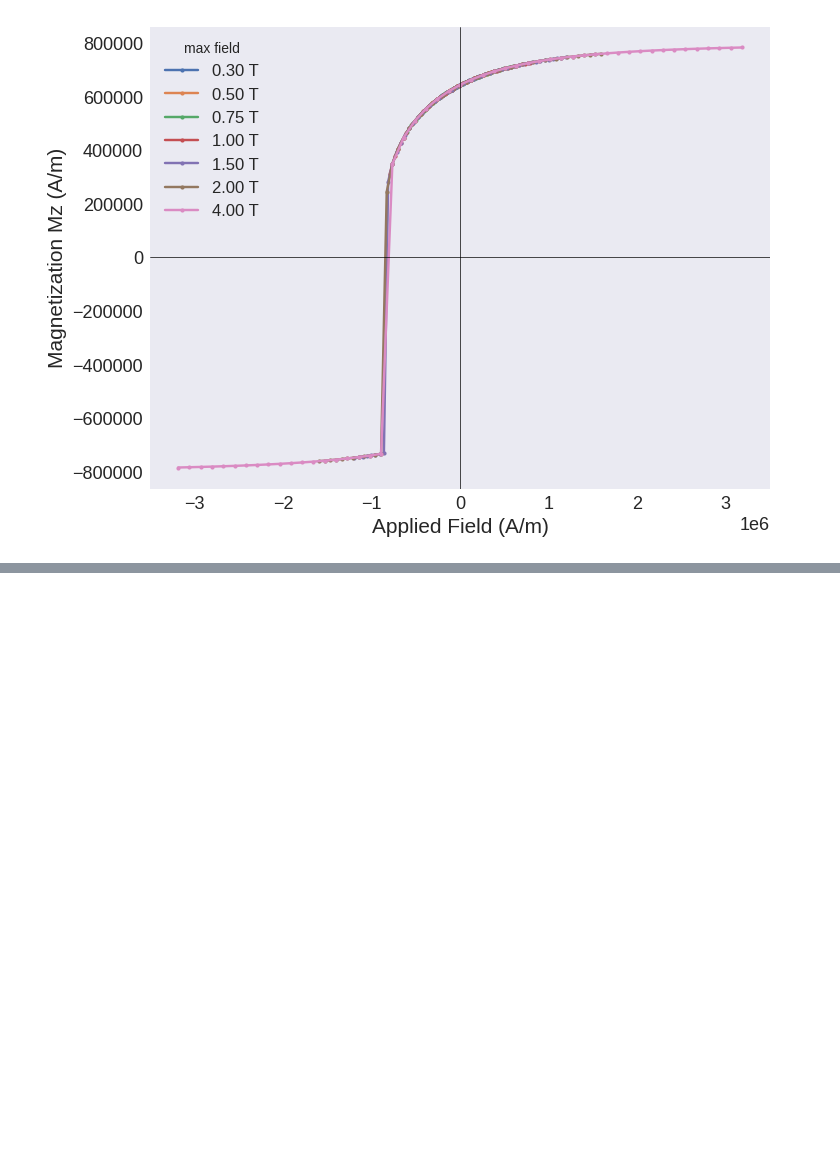
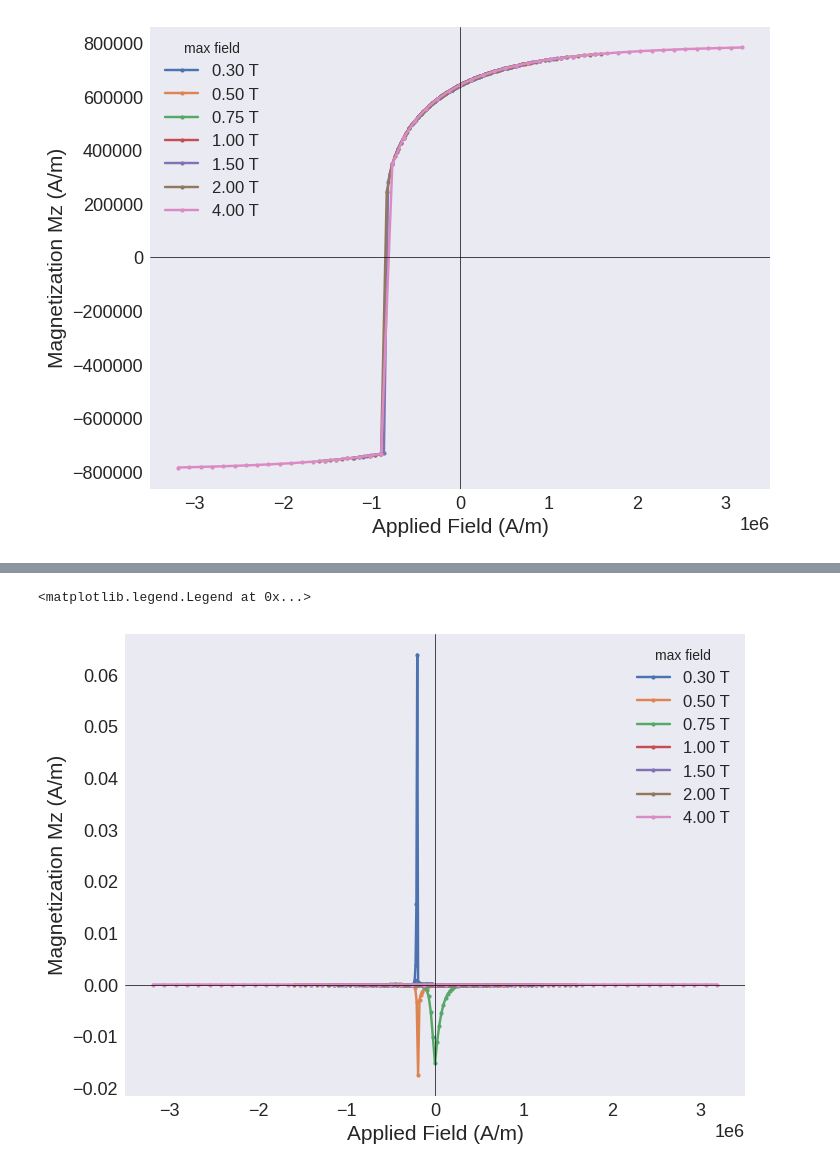
Before and after one commit to samjrholt/moke-exploration, a Jupyter notebook: MOKE.ipynb, the cells around one changed output, grey strips where cells are left out. Saved outputs shown, nothing was run; the diff lists cells and outputs as text; code cells hidden in the pictures; blank space fills up the shorter version.

```diff
--- a/MOKE.ipynb
+++ b/MOKE.ipynb
@@ -419,0 +499,20 @@ Bmax = 4.00 T  ->  Hc = 2.081e-06 A / m, squareness = 0.00  (detected hard)
+# %%
+Bmax_values = [0.3, 0.5, 0.75, 1.0, 1.5, 2.0, 4.0]  # Tesla
+
+plt.figure(figsize=(8, 6))
+for Bmax in Bmax_values:
+    Hmax = (Bmax * u.T).to("A/m").value
+    H, Hx, Hy, Hz, mx, my, mz = run_loop(K=0, u_axis=[1, 0, 0], H_axis=[0, 0, 1], Hmax=Hmax)
+    try:
+        Hc, squareness = metrics(H, mz)  # Polar MOKE
+        print(f"Bmax = {Bmax:.2f} T  ->  Hc = {Hc:.3e}, squareness = {squareness:.2f}  (detected hard)")
+    except ValueError:
+        print(f"Bmax = {Bmax:.2f} T  ->  no switching: FALSE NEGATIVE")
+    plt.plot(H, mx, marker="o", ms=3, label=f"{Bmax:.2f} T")
+
+plt.axhline(0, color="k", lw=0.5)
+plt.axvline(0, color="k", lw=0.5)
+plt.xlabel("Applied Field (A/m)")
+plt.ylabel("Magnetization Mz (A/m)")
+plt.legend(title="max field")
+# %% [output]
@@ -419,0 +533,2 @@ Bmax = 4.00 T  ->  Hc = 2.081e-06 A / m, squareness = 0.00  (detected hard)
+<matplotlib.legend.Legend at 0x...>
+[figure, added]
```
Also changed, not shown: parts of 12 cells of this notebook, 2 other files.
